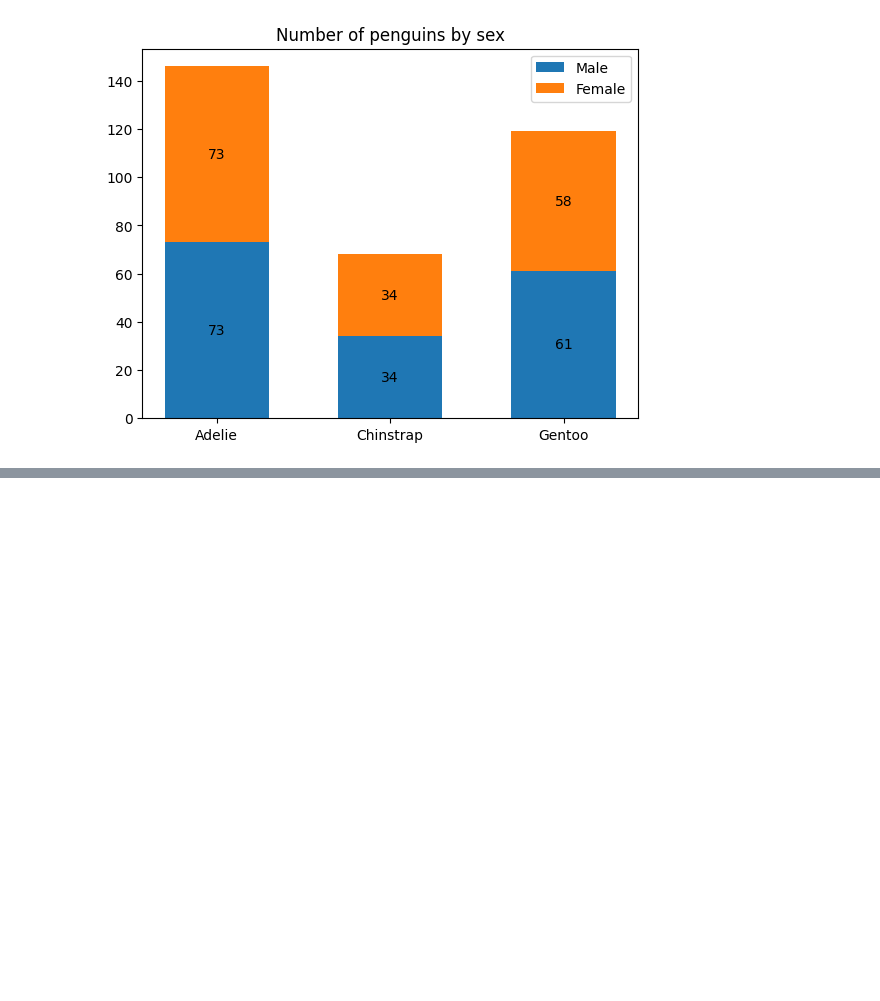
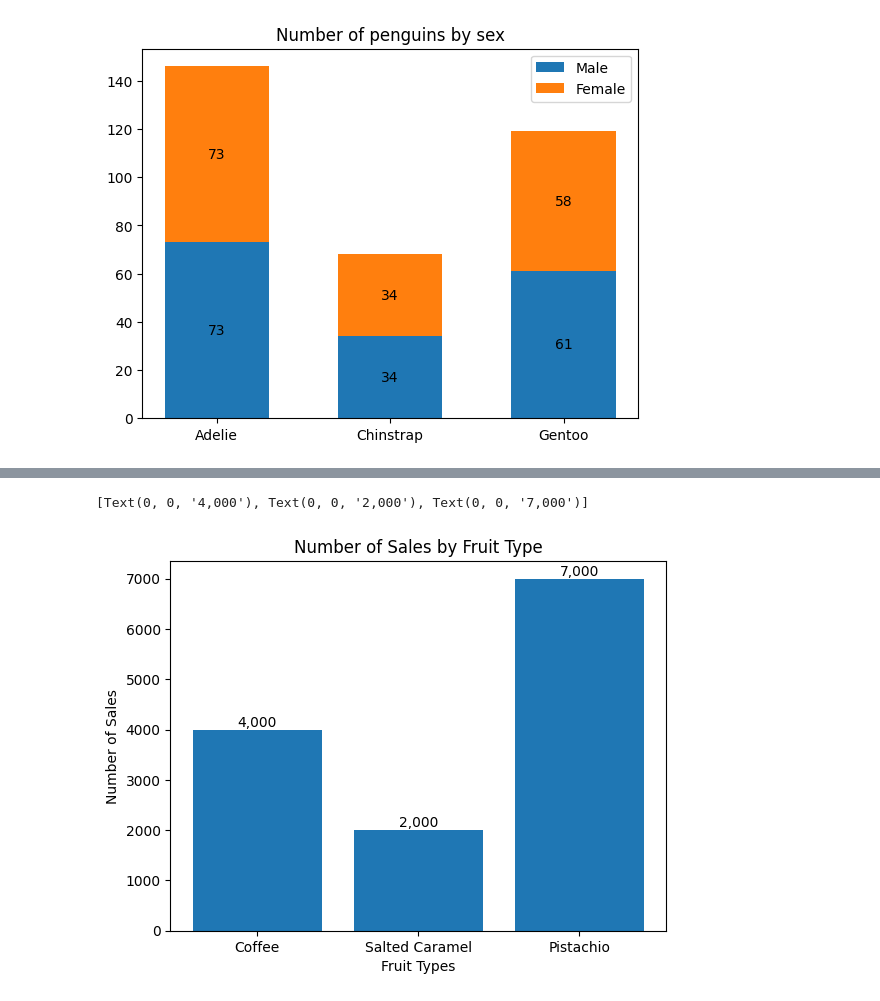
Before and after one commit to Hilal-11/Numpy-Pandas-Matplotlib-Seaborn-Sipy, a Jupyter notebook: matplotlib/bar-charts.ipynb, the cells around one changed output, grey strips where cells are left out. Drawn from its saved outputs; the diff is of its cells as text; code cells hidden in the pictures; blank space fills up the shorter version.

Commit message:
matplotlib bar charts

```diff
--- a/matplotlib/bar-charts.ipynb
+++ b/matplotlib/bar-charts.ipynb
@@ -93,0 +94,12 @@ plt.xlim(right=15)
+# %%
+fruit_names = ['Coffee', 'Salted Caramel', 'Pistachio']
+fruit_counts = [4000, 2000, 7000]
+
+container = plt.bar(fruit_names, fruit_counts)
+plt.xlabel("Fruit Types")
+plt.ylabel("Number of Sales")
+plt.title("Number of Sales by Fruit Type")
+plt.bar_label(container, fmt='{:,.0f}')
+# %% [output]
+[Text(0, 0, '4,000'), Text(0, 0, '2,000'), Text(0, 0, '7,000')]
+[figure, added]
```
Also changed, not shown: parts of 2 cells of this notebook.
